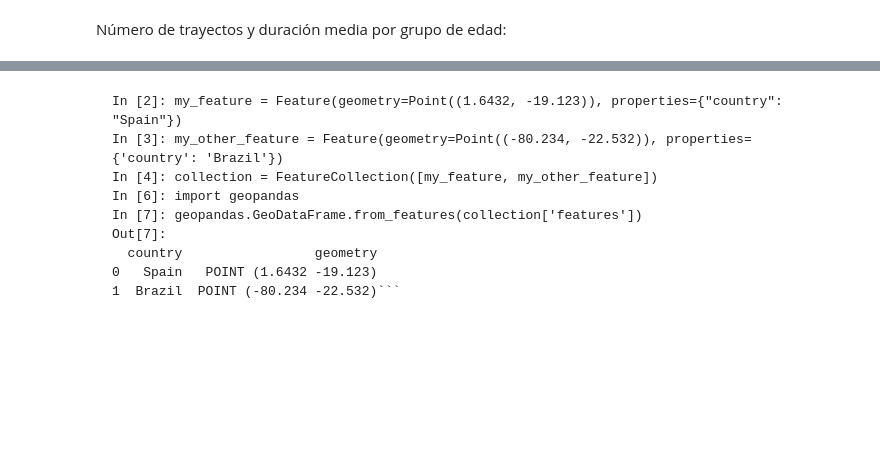
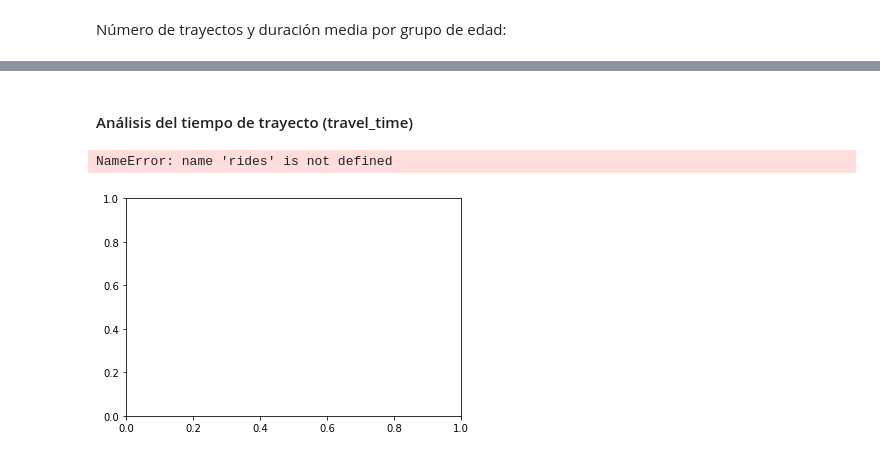
Before and after one commit to vlavandeira/tfm-bicimad, a Jupyter notebook: 1-Data wrangling.ipynb, the cells around one changed output, grey strips where cells are left out. Drawn from its saved outputs; the diff is of its cells as text; code cells hidden in the pictures; blank space fills up the shorter version.

Commit message:
Changes to be committed: modified:   1-Data wrangling.ipynb new file:   2-GIS preprocessing.ipynb

````diff
--- a/1-Data wrangling.ipynb
+++ b/1-Data wrangling.ipynb
@@ -168,3 +334,0 @@ len(ridesNoGPS)
-# %%
-#Trabajamos sobre los trayectos con itinerario GPS disponible
-rides = rides.dropna(subset=['track'])
@@ -282,11 +334,0 @@ Polygon(retiro['geometry'][0])
-# %% [markdown]
-```In [1]: from geojson import Feature, Point, FeatureCollection
-In [2]: my_feature = Feature(geometry=Point((1.6432, -19.123)), properties={"country": "Spain"})
-In [3]: my_other_feature = Feature(geometry=Point((-80.234, -22.532)), properties={'country': 'Brazil'})
-In [4]: collection = FeatureCollection([my_feature, my_other_feature])
-In [6]: import geopandas
-In [7]: geopandas.GeoDataFrame.from_features(collection['features'])
-Out[7]:
-  country                 geometry
-0   Spain   POINT (1.6432 -19.123)
-1  Brazil  POINT (-80.234 -22.532)```
@@ -308,0 +335,2 @@ rides.loc[96274]['track']
+# %% [markdown]
+#### Análisis del tiempo de trayecto (travel_time)
@@ -308,0 +339,7 @@ rides.loc[96274]['track']
+# %%
+fig, ax = plt.subplots()
+rides['travel_time'].hist(ax=ax, bins=100)
+ax.set_yscale('log')
+# %% [output]
+NameError: name 'rides' is not defined
+[figure, added]
````
Also changed, not shown: parts of 95 cells of this notebook, 1 other file.
